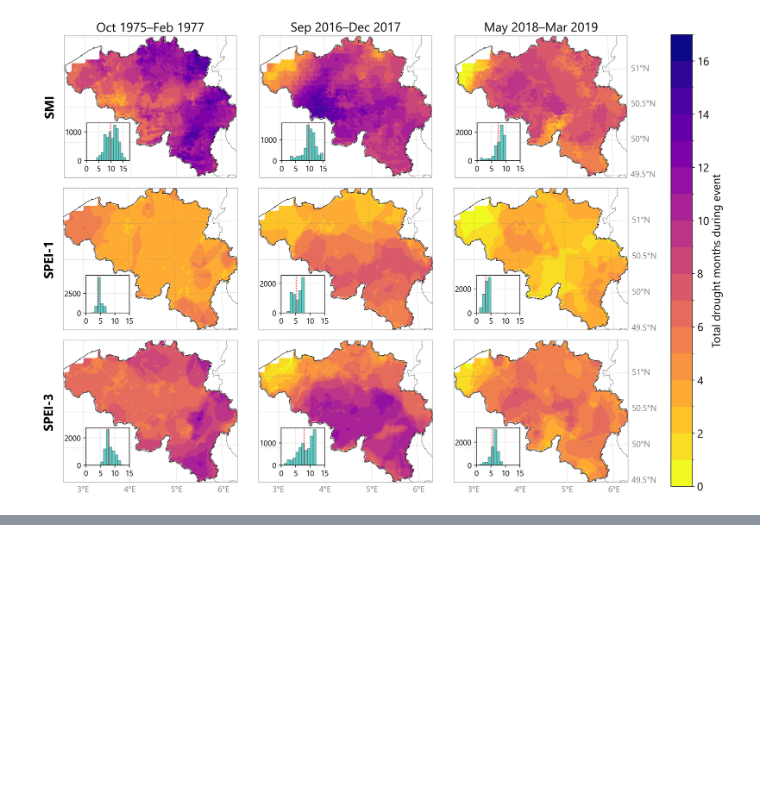
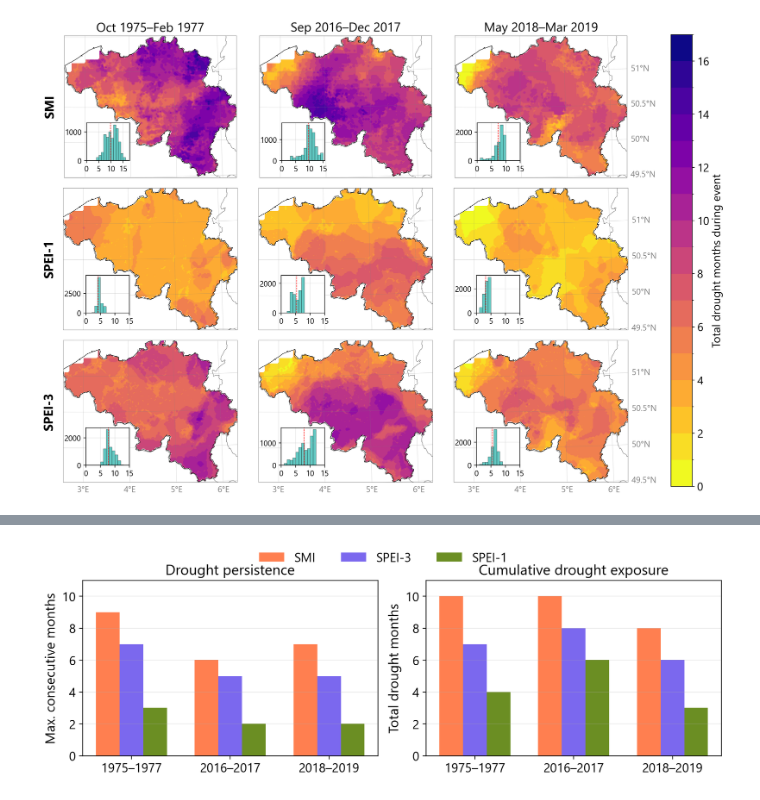
Before and after one commit to klekarkar/pre_post_process_mHM, a Jupyter notebook: py_SPEI.ipynb, the cells around one changed output, grey strips where cells are left out. Drawn from its saved outputs; the diff is of its cells as text; code cells hidden in the pictures; blank space fills up the shorter version.

```diff
--- a/py_SPEI.ipynb
+++ b/py_SPEI.ipynb
@@ -660,0 +726,81 @@ plot_3x3_metric(
+# %%
+import matplotlib.pyplot as plt
+import numpy as np
+
+plt.rcParams["font.family"] = "Segoe UI Historic"
+
+events = ["1975–1977", "2016–2017", "2018–2019"]
+indices = ["SMI", "SPEI-3", "SPEI-1"]
+
+persistence = {
+    "SMI": [9, 6, 7],
+    "SPEI-1": [3, 2, 2],
+    "SPEI-3": [7, 5, 5],
+}
+
+exposure = {
+    "SMI": [10, 10, 8],
+    "SPEI-1": [4, 6, 3],
+    "SPEI-3": [7, 8, 6],
+}
+
+colors = ["coral", "mediumslateblue", "olivedrab"]
+
+x = np.arange(len(events))
+width = 0.24
+
+#horizontal space between the two charts
+plt.subplots_adjust(wspace=0.6)
+
+fig, ax = plt.subplots(1, 2, figsize=(10, 3.5), dpi=200)
+
+# Persistence
+for i, idx in enumerate(indices):
+    ax[0].bar(
+        x + (i - 1) * width,
+        persistence[idx],
+        width,
+        label=idx,
+        color=colors[i]
+    )
+
+ax[0].set_ylabel("Max. consecutive months", fontsize=14)
+ax[0].set_xticks(x)
+ax[0].set_xticklabels(events, fontsize=13)
+ax[0].tick_params(axis="y", labelsize=13)
+ax[0].set_ylim(0, 11)
+ax[0].grid(axis="y", alpha=0.25)
+ax[0].set_title("Drought persistence", fontsize=15)
+
+# Exposure
+for i, idx in enumerate(indices):
+    ax[1].bar(
+        x + (i - 1) * width,
+        exposure[idx],
+        width,
+        label=idx,
+        color=colors[i]
+    )
+
+ax[1].set_ylabel("Total drought months", fontsize=14)
+ax[1].set_xticks(x)
+ax[1].set_xticklabels(events, fontsize=13)
+ax[1].tick_params(axis="y", labelsize=13)
+ax[1].set_ylim(0, 11)
+ax[1].grid(axis="y", alpha=0.25)
+ax[1].set_title("Cumulative drought exposure", fontsize=15)
+
+# One shared legend
+handles, labels = ax[0].get_legend_handles_labels()
+fig.legend(
+    handles,
+    labels,
+    loc="upper center",
+    ncol=3,
+    frameon=False,
+    fontsize=13,
+)
+
+plt.tight_layout(rect=[0, 0, 1, 0.95])
+plt.show()
+# %% [output]
@@ -660,0 +808 @@ plot_3x3_metric(
+[figure, added]
```
Also changed, not shown: parts of 3 cells of this notebook, 18 other files.
